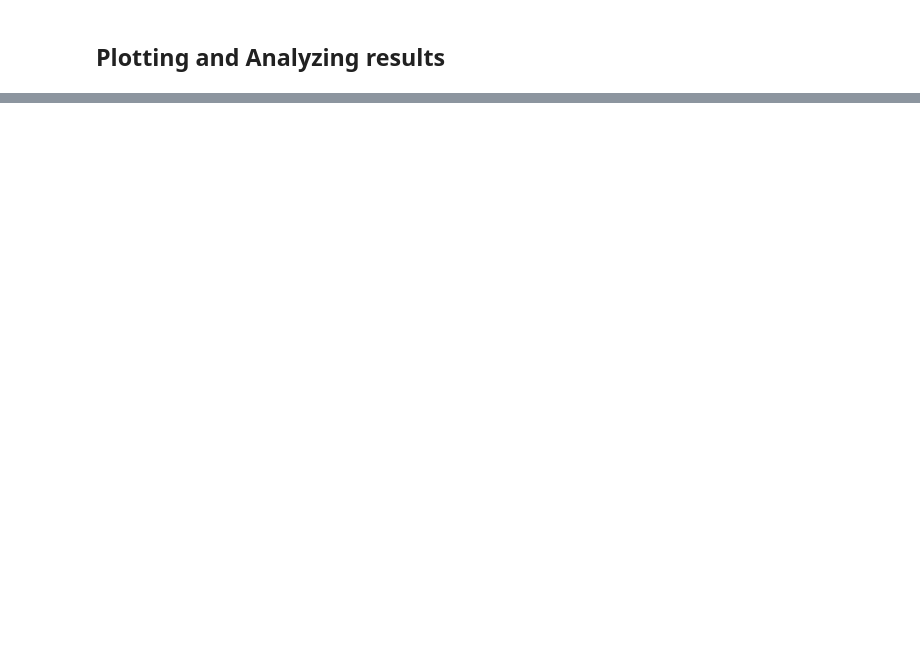
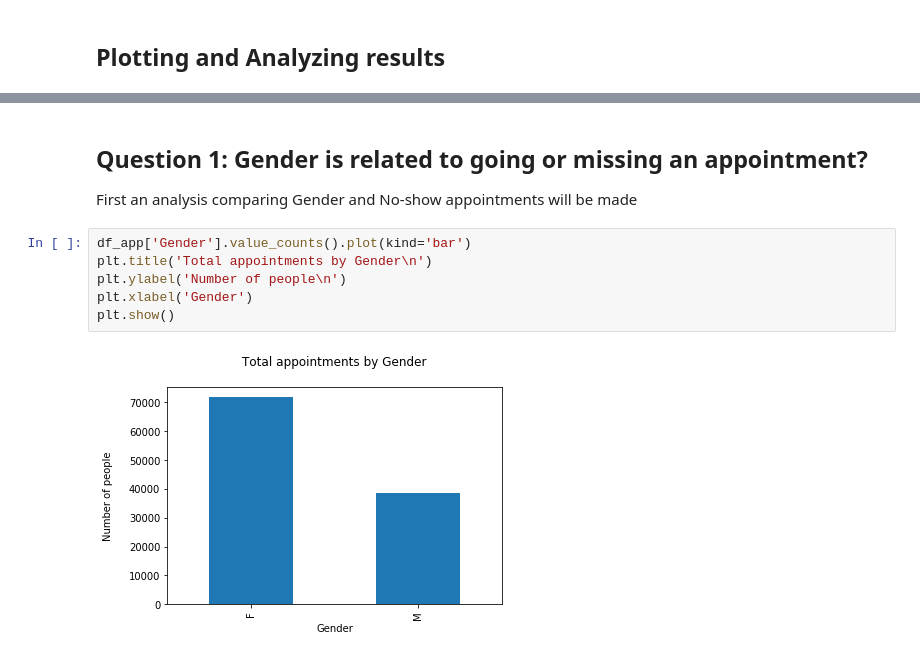
Before and after one commit to kcirne25/med_appointments, a Jupyter notebook: No-show-med-appointments.ipynb, the cells around one changed output, grey strips where cells are left out. Drawn from its saved outputs; the diff is of its cells as text; blank space fills up the shorter version.

Commit message:
Add files via upload
Project with initial analysis. Needs improvement (statistical data + correct issues + ML models)

```diff
--- a/No-show-med-appointments.ipynb
+++ b/No-show-med-appointments.ipynb
@@ -222,0 +276,12 @@ df_app['Neighbourhood'].unique()
+# %% [markdown]
+## Question 1: Gender is related to going or missing an appointment?
+
+First an analysis comparing Gender and No-show appointments will be made
+# %%
+df_app['Gender'].value_counts().plot(kind='bar')
+plt.title('Total appointments by Gender\n')
+plt.ylabel('Number of people\n')
+plt.xlabel('Gender')
+plt.show()
+# %% [output]
+[figure, added]
```
Also changed, not shown: parts of 27 cells of this notebook.
